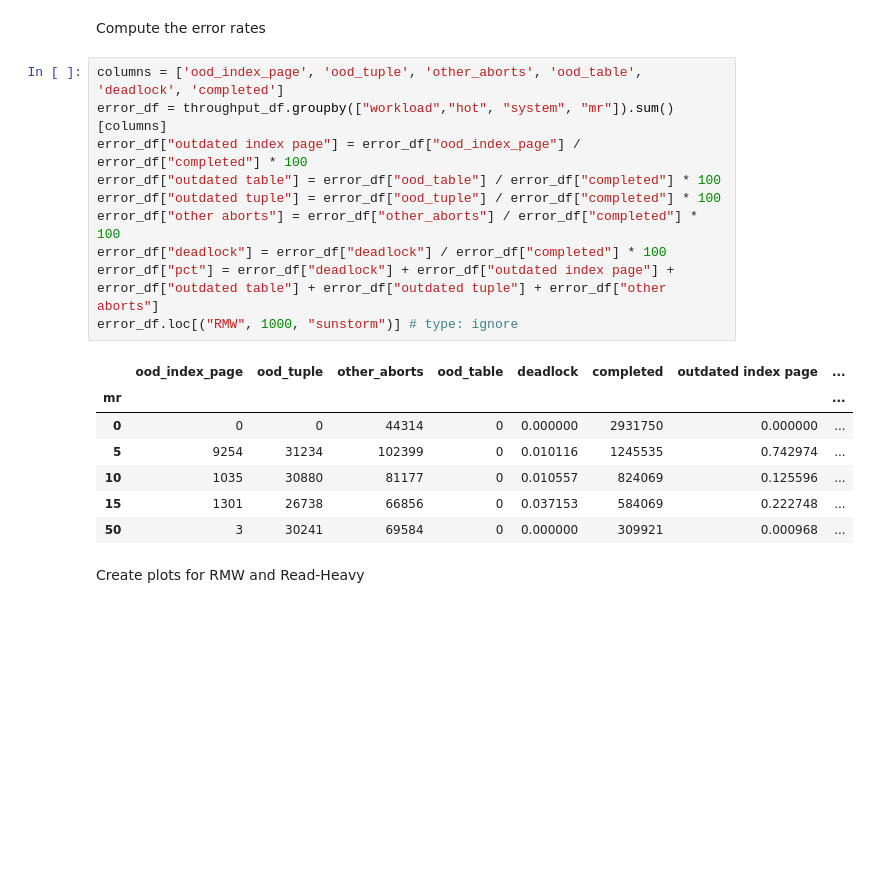
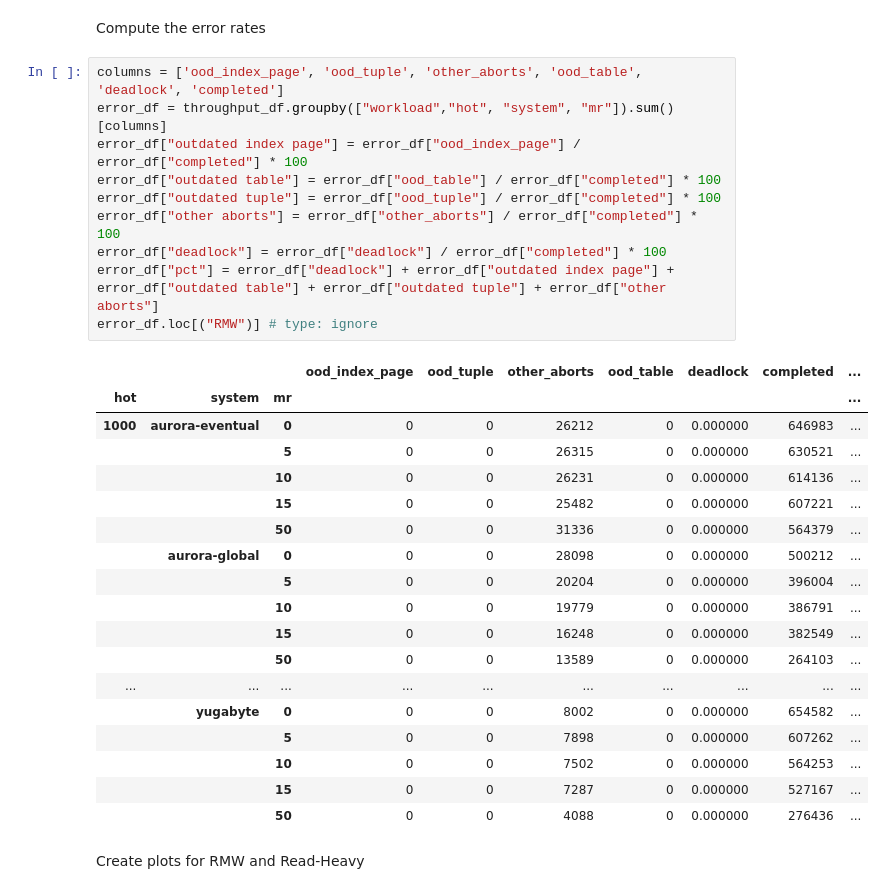
Before and after one commit to ctring/sunstorm-analysis, a Jupyter notebook: ycsb.ipynb, the cells around one changed output. Drawn from its saved outputs; the diff is of its cells as text; blank space fills up the shorter version.

```diff
--- a/ycsb.ipynb
+++ b/ycsb.ipynb
@@ -168,21 +168,32 @@ Compute the error rates
 # %%
 columns = ['ood_index_page', 'ood_tuple', 'other_aborts', 'ood_table', 'deadlock', 'completed']
 error_df = throughput_df.groupby(["workload","hot", "system", "mr"]).sum()[columns]
 error_df["outdated index page"] = error_df["ood_index_page"] / error_df["completed"] * 100
 error_df["outdated table"] = error_df["ood_table"] / error_df["completed"] * 100
 error_df["outdated tuple"] = error_df["ood_tuple"] / error_df["completed"] * 100
 error_df["other aborts"] = error_df["other_aborts"] / error_df["completed"] * 100
 error_df["deadlock"] = error_df["deadlock"] / error_df["completed"] * 100
 error_df["pct"] = error_df["deadlock"] + error_df["outdated index page"] + error_df["outdated table"] + error_df["outdated tuple"] + error_df["other aborts"]
-error_df.loc[("RMW", 1000, "sunstorm")] # type: ignore
+error_df.loc[("RMW")] # type: ignore
 # %% [output]
-|  | ood_index_page | ood_tuple | other_aborts | ood_table | deadlock | completed | outdated index page | ... |
-| mr |  |  |  |  |  |  |  | ... |
-| 0 | 0 | 0 | 44314 | 0 | 0.000000 | 2931750 | 0.000000 | ... |
-| 5 | 9254 | 31234 | 102399 | 0 | 0.010116 | 1245535 | 0.742974 | ... |
-| 10 | 1035 | 30880 | 81177 | 0 | 0.010557 | 824069 | 0.125596 | ... |
-| 15 | 1301 | 26738 | 66856 | 0 | 0.037153 | 584069 | 0.222748 | ... |
-| 50 | 3 | 30241 | 69584 | 0 | 0.000000 | 309921 | 0.000968 | ... |
+|  |  |  | ood_index_page | ood_tuple | other_aborts | ood_table | deadlock | completed | ... |
+| hot | system | mr |  |  |  |  |  |  | ... |
+| 1000 | aurora-eventual | 0 | 0 | 0 | 26212 | 0 | 0.000000 | 646983 | ... |
+|  |  | 5 | 0 | 0 | 26315 | 0 | 0.000000 | 630521 | ... |
+|  |  | 10 | 0 | 0 | 26231 | 0 | 0.000000 | 614136 | ... |
+|  |  | 15 | 0 | 0 | 25482 | 0 | 0.000000 | 607221 | ... |
+|  |  | 50 | 0 | 0 | 31336 | 0 | 0.000000 | 564379 | ... |
+|  | aurora-global | 0 | 0 | 0 | 28098 | 0 | 0.000000 | 500212 | ... |
+|  |  | 5 | 0 | 0 | 20204 | 0 | 0.000000 | 396004 | ... |
+|  |  | 10 | 0 | 0 | 19779 | 0 | 0.000000 | 386791 | ... |
+|  |  | 15 | 0 | 0 | 16248 | 0 | 0.000000 | 382549 | ... |
+|  |  | 50 | 0 | 0 | 13589 | 0 | 0.000000 | 264103 | ... |
+| ... | ... | ... | ... | ... | ... | ... | ... | ... | ... |
+|  | yugabyte | 0 | 0 | 0 | 8002 | 0 | 0.000000 | 654582 | ... |
+|  |  | 5 | 0 | 0 | 7898 | 0 | 0.000000 | 607262 | ... |
+|  |  | 10 | 0 | 0 | 7502 | 0 | 0.000000 | 564253 | ... |
+|  |  | 15 | 0 | 0 | 7287 | 0 | 0.000000 | 527167 | ... |
+|  |  | 50 | 0 | 0 | 4088 | 0 | 0.000000 | 276436 | ... |
 # %% [markdown]
 Create plots for RMW and Read-Heavy
 # %%
```
Also changed, not shown: parts of 1 cell of this notebook.
